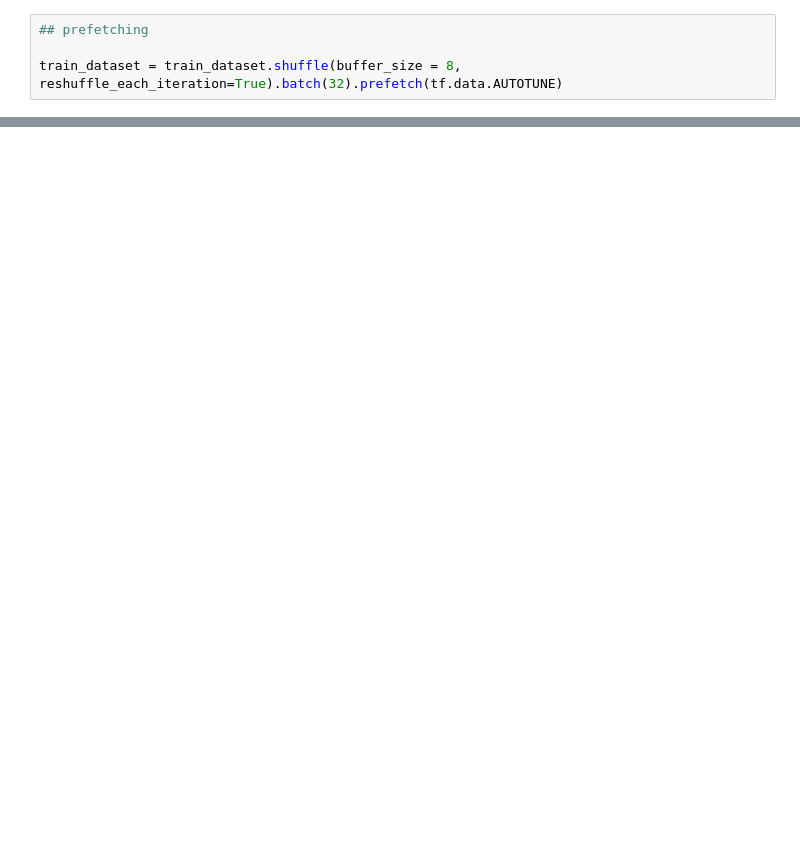
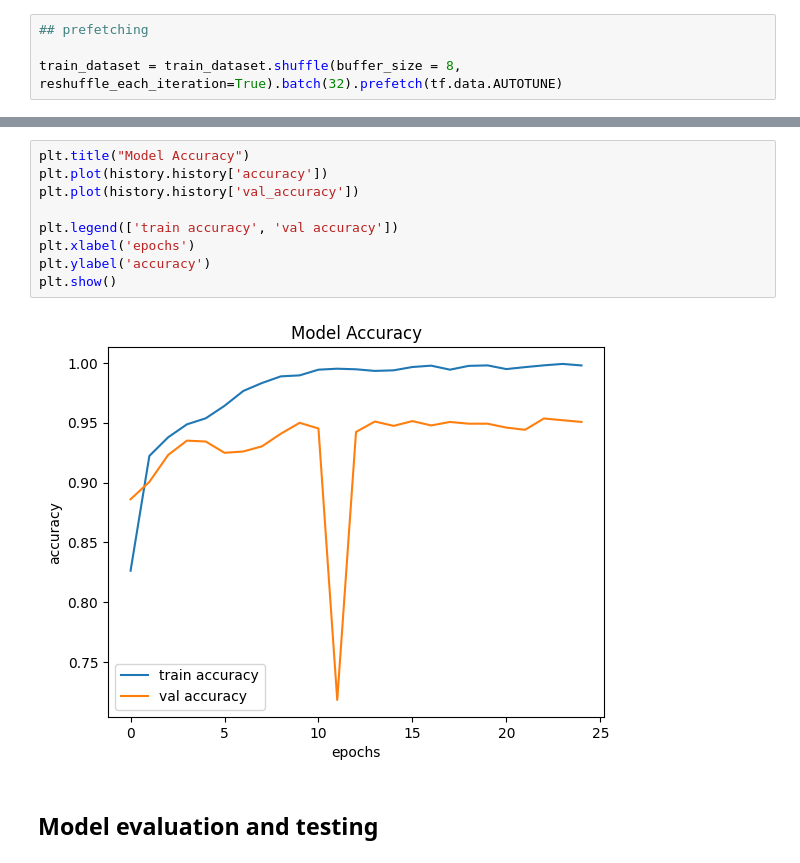
Before and after one commit to christopherjneelankavil/malaria_detection_cnn, a Jupyter notebook: malaria_detection_cnn.ipynb, the cells around one changed output, grey strips where cells are left out. Cells and saved outputs as stored; diff of their text form; blank space fills up the shorter version.

```diff
--- a/malaria_detection_cnn.ipynb
+++ b/malaria_detection_cnn.ipynb
@@ -152,0 +345,13 @@ train_dataset = train_dataset.shuffle(buffer_size = 8, reshuffle_each_iteration=
+# %%
+plt.title("Model Accuracy")
+plt.plot(history.history['accuracy'])
+plt.plot(history.history['val_accuracy'])
+
+plt.legend(['train accuracy', 'val accuracy'])
+plt.xlabel('epochs')
+plt.ylabel('accuracy')
+plt.show()
+# %% [output]
+[figure, added]
+# %% [markdown]
+## Model evaluation and testing
```
Also changed, not shown: parts of 27 cells of this notebook.
